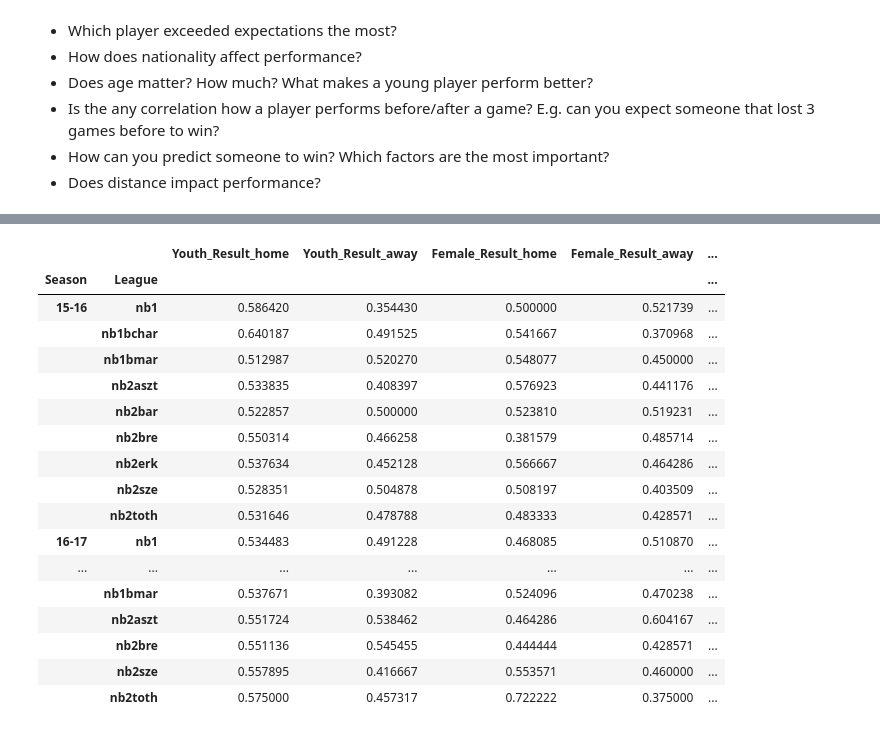
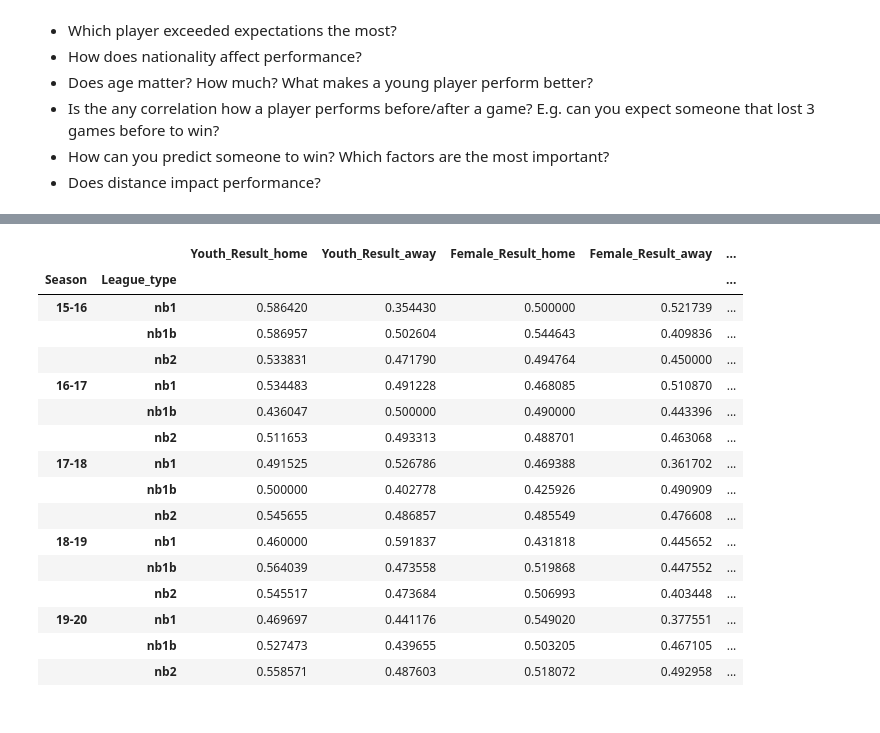
Before and after one commit to szukiadam/ChessChampionshipAnalysis, a Jupyter notebook: ChessChampionship.ipynb, the cells around one changed output, grey strips where cells are left out. Drawn from its saved outputs; the diff is of its cells as text; code cells hidden in the pictures.

```diff
--- a/ChessChampionship.ipynb
+++ b/ChessChampionship.ipynb
@@ -62,8 +60,8 @@ def drop_no_team_row(df):
 
 def convert_result(df):
 
-    df['Result_home'] = df['Result'].apply(lambda x: 0 if x == '01' else (0.5 if x == '½½' else 1))
-    df['Result_away'] = df['Result'].apply(lambda x: 1 if x == '01' else (0.5 if x == '½½' else 0))
+    df.loc[:,'Result_home'] = df['Result'].apply(lambda x: 0 if x == '01' else (0.5 if x == '½½' else 1))
+    df.loc[:,'Result_away'] = df['Result'].apply(lambda x: 1 if x == '01' else (0.5 if x == '½½' else 0))
 
     del df['Result']
 
@@ -371,8 +341,5 @@ all_ranklist.reindex(all_ranklist.columns, axis=1)
 # %%
 # USE .LOC !!! TODO
-
-%%time
-
 import datetime
 
 def plus_season_age(season):
@@ -411,13 +378,13 @@ def manipulate_ranklist(df):
 
     df.loc[:,'Born year'] = df['Born year'].fillna(1961)
     df['Born year'] = pd.to_numeric(df['Born year'])
-    df['Age'] = 2015 - df['Born year']
+    df.loc[:,'Age'] = 2015 - df['Born year']
     df['Age'] = df.apply(lambda x: int(x['Age'])+plus_season_age(x['Season']), axis=1)   ## correct it for every season !!! TODO
 
     del df['Born year']
 
     bins = [0, 18, 25, 35, 50, 65, 100]
-    labels = [1,2,3,4,5,6]
+    labels = ['0-18','18-25','25-35','35-50','50-65','65+']
     df['AgeBin'] = pd.cut(df['Age'], bins=bins, labels=labels)
 
     correct_df = df.apply(pd.to_numeric, errors='ignore')  #converts whatever it can to numeric data type
@@ -483,13 +443,13 @@ def summarize_fide_columns(df1):
     df = df1.copy()
     for i in range(0,6):  # ONLY GOES UP TO 2020, 2021 IS NOT CALCULATED!
 
-        df[str(2015+i)+' Year standard games total'] = sum_fide(df1, 2015+i, 'Game no', 'standard')
-        df[str(2015+i)+' Year rapid games total'] = sum_fide(df1, 2015+i, 'Game no', 'rapid')
-        df[str(2015+i)+' Year blitz games total'] = sum_fide(df1, 2015+i, 'Game no', 'blitz')
+        df.loc[:,str(2015+i)+' Year standard games total'] = sum_fide(df1, 2015+i, 'Game no', 'standard')
+        df.loc[:,str(2015+i)+' Year rapid games total'] = sum_fide(df1, 2015+i, 'Game no', 'rapid')
+        df.loc[:,str(2015+i)+' Year blitz games total'] = sum_fide(df1, 2015+i, 'Game no', 'blitz')
 
-        df[str(2015+i)+' Year standard rating change total'] = sum_fide(df1, 2015+i, 'Rating change', 'standard')
-        df[str(2015+i)+' Year rapid rating change total'] = sum_fide(df1, 2015+i, 'Rating change', 'rapid')
-        df[str(2015+i)+' Year blitz rating change total'] = sum_fide(df1, 2015+i, 'Rating change', 'blitz')
+        df.loc[:,str(2015+i)+' Year standard rating change total'] = sum_fide(df1, 2015+i, 'Rating change', 'standard')
+        df.loc[:,str(2015+i)+' Year rapid rating change total'] = sum_fide(df1, 2015+i, 'Rating change', 'rapid')
+        df.loc[:,str(2015+i)+' Year blitz rating change total'] = sum_fide(df1, 2015+i, 'Rating change', 'blitz')
 
     df.drop(df.iloc[:, get_column_index(df, 'Game no 2021-Feb standard'): get_column_index(df,'Rating change 2015-Jan blitz')+1], inplace = True, axis = 1) #+1 so that the last one is included as well
     df = df.apply(pd.to_numeric, errors='ignore')
@@ -678,54 +631,53 @@ df.head()
 # %%
 from functools import reduce
 
 def youth_female_performance(df):
 
-    youth_home = pd.pivot_table(df[df.Youth_home==1], index=['Season', 'League'],values=['Result_home'], aggfunc=np.mean)
+    youth_home = pd.pivot_table(df[df.Youth_home==1], index=['Season', 'League_type'],values=['Result_home'], aggfunc=np.mean)
     youth_home = youth_home.add_prefix('Youth_')
 
-    youth_away = pd.pivot_table(df[df.Youth_away==1], index=['Season', 'League'],values=['Result_away'], aggfunc=np.mean)
+    youth_away = pd.pivot_table(df[df.Youth_away==1], index=['Season', 'League_type'],values=['Result_away'], aggfunc=np.mean)
     youth_away = youth_away.add_prefix('Youth_')
 
-    female_home = pd.pivot_table(df[df.Female_home==1], index=['Season', 'League'],values=['Result_home'], aggfunc=np.mean)
+    female_home = pd.pivot_table(df[df.Female_home==1], index=['Season', 'League_type'],values=['Result_home'], aggfunc=np.mean)
     female_home = female_home.add_prefix('Female_')
 
-    female_away = pd.pivot_table(df[df.Female_away==1], index=['Season', 'League'],values=['Result_away'], aggfunc=np.mean)
+    female_away = pd.pivot_table(df[df.Female_away==1], index=['Season', 'League_type'],values=['Result_away'], aggfunc=np.mean)
     female_away = female_away.add_prefix('Female_')
 
-    standard_home = pd.pivot_table(df[(df.Female_home==0) & (df.Youth_home==0)], index=['Season', 'League'],values=['Result_home'], aggfunc=np.mean)
+    standard_home = pd.pivot_table(df[(df.Female_home==0) & (df.Youth_home==0)], index=['Season', 'League_type'],values=['Result_home'], aggfunc=np.mean)
     standard_home = standard_home.add_prefix('Standard_')
 
-    standard_away = pd.pivot_table(df[(df.Female_away==0) & (df.Youth_away==0)], index=['Season', 'League'],values=['Result_away'], aggfunc=np.mean)
+    standard_away = pd.pivot_table(df[(df.Female_away==0) & (df.Youth_away==0)], index=['Season', 'League_type'],values=['Result_away'], aggfunc=np.mean)
     standard_away = standard_away.add_prefix('Standard_')
 
     pdList = [youth_home, youth_away, female_home, female_away, standard_home, standard_away]  # List of your dataframes
-    all_data = reduce(lambda x,y: pd.merge(x,y, on=['Season','League'], how='outer'), pdList)
+    all_data = reduce(lambda x,y: pd.merge(x,y, on=['Season','League_type'], how='outer'), pdList)
 
     all_data['Youth_overall'] = all_data.apply(lambda x: (x['Youth_Result_home'] + x['Youth_Result_away'])/2, axis=1)
     all_data['Female_overall'] = all_data.apply(lambda x: (x['Female_Result_home'] + x['Female_Result_away'])/2, axis=1)
     all_data['Standard_overall'] = all_data.apply(lambda x: (x['Standard_Result_home'] + x['Standard_Result_away'])/2, axis=1)
 
     return all_data
 
 pivot_home_away_category = youth_female_performance(df)
 pivot_home_away_category.style.highlight_max(color = 'yellow', axis=1).highlight_min(color='lightblue', axis=1)
 # %% [output]
 |  |  | Youth_Result_home | Youth_Result_away | Female_Result_home | Female_Result_away | ... |
-| Season | League |  |  |  |  | ... |
+| Season | League_type |  |  |  |  | ... |
 | 15-16 | nb1 | 0.586420 | 0.354430 | 0.500000 | 0.521739 | ... |
-|  | nb1bchar | 0.640187 | 0.491525 | 0.541667 | 0.370968 | ... |
-|  | nb1bmar | 0.512987 | 0.520270 | 0.548077 | 0.450000 | ... |
-|  | nb2aszt | 0.533835 | 0.408397 | 0.576923 | 0.441176 | ... |
-|  | nb2bar | 0.522857 | 0.500000 | 0.523810 | 0.519231 | ... |
-|  | nb2bre | 0.550314 | 0.466258 | 0.381579 | 0.485714 | ... |
-|  | nb2erk | 0.537634 | 0.452128 | 0.566667 | 0.464286 | ... |
-|  | nb2sze | 0.528351 | 0.504878 | 0.508197 | 0.403509 | ... |
-|  | nb2toth | 0.531646 | 0.478788 | 0.483333 | 0.428571 | ... |
+|  | nb1b | 0.586957 | 0.502604 | 0.544643 | 0.409836 | ... |
+|  | nb2 | 0.533831 | 0.471790 | 0.494764 | 0.450000 | ... |
 | 16-17 | nb1 | 0.534483 | 0.491228 | 0.468085 | 0.510870 | ... |
-| ... | ... | ... | ... | ... | ... | ... |
-|  | nb1bmar | 0.537671 | 0.393082 | 0.524096 | 0.470238 | ... |
-|  | nb2aszt | 0.551724 | 0.538462 | 0.464286 | 0.604167 | ... |
-|  | nb2bre | 0.551136 | 0.545455 | 0.444444 | 0.428571 | ... |
-|  | nb2sze | 0.557895 | 0.416667 | 0.553571 | 0.460000 | ... |
-|  | nb2toth | 0.575000 | 0.457317 | 0.722222 | 0.375000 | ... |
+|  | nb1b | 0.436047 | 0.500000 | 0.490000 | 0.443396 | ... |
+|  | nb2 | 0.511653 | 0.493313 | 0.488701 | 0.463068 | ... |
+| 17-18 | nb1 | 0.491525 | 0.526786 | 0.469388 | 0.361702 | ... |
+|  | nb1b | 0.500000 | 0.402778 | 0.425926 | 0.490909 | ... |
+|  | nb2 | 0.545655 | 0.486857 | 0.485549 | 0.476608 | ... |
+| 18-19 | nb1 | 0.460000 | 0.591837 | 0.431818 | 0.445652 | ... |
+|  | nb1b | 0.564039 | 0.473558 | 0.519868 | 0.447552 | ... |
+|  | nb2 | 0.545517 | 0.473684 | 0.506993 | 0.403448 | ... |
+| 19-20 | nb1 | 0.469697 | 0.441176 | 0.549020 | 0.377551 | ... |
+|  | nb1b | 0.527473 | 0.439655 | 0.503205 | 0.467105 | ... |
+|  | nb2 | 0.558571 | 0.487603 | 0.518072 | 0.492958 | ... |
 # %%
```
Also changed, not shown: parts of 52 cells of this notebook.
